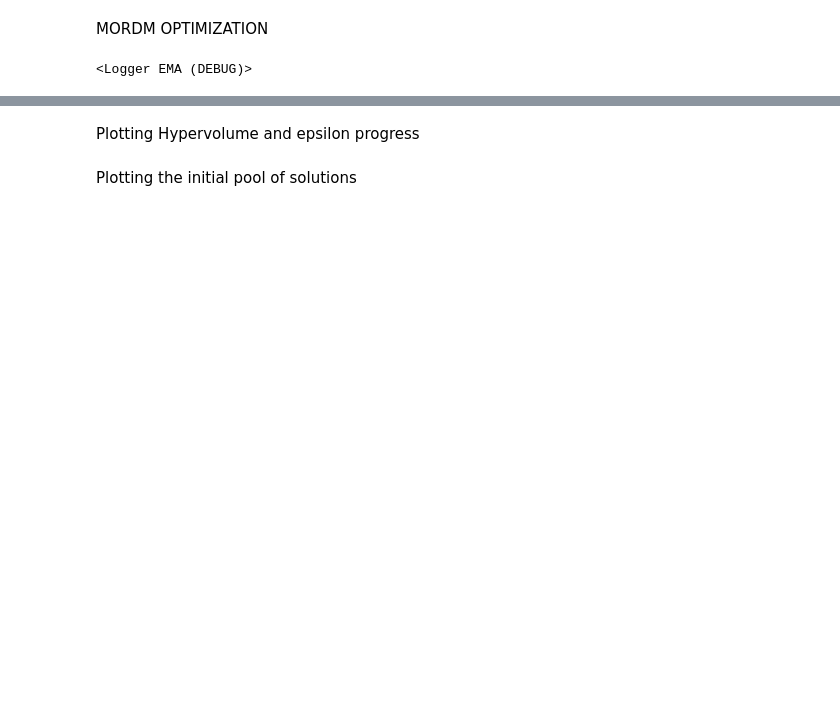
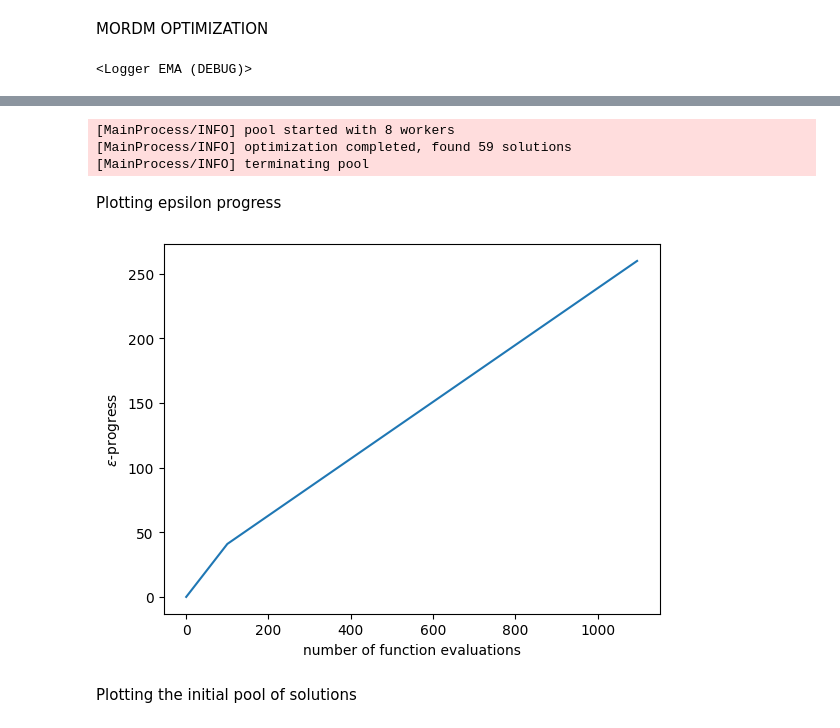
Before and after one commit to Q-Quan/MBDMGroup22, a Jupyter notebook: final assignment/MORDM_Try4.ipynb, the cells around one changed output, grey strips where cells are left out. Cells and saved outputs as stored; diff of their text form; code cells hidden in the pictures; blank space fills up the shorter version.

Commit message:
modifications scenario discovery

```diff
--- a/final assignment/MORDM_Try4.ipynb
+++ b/final assignment/MORDM_Try4.ipynb
@@ -54,5 +57,9 @@ convergence_metrics = [
 ]
 
 with MultiprocessingEvaluator(model) as evaluator:
-    results, convergence = evaluator.optimize(nfe=nfe, searchover='levers', epsilons=epsilon,  convergence=convergence_metrics,reference=reference_scenario)
+    optimization_result = evaluator.optimize(nfe=nfe, searchover='levers', epsilons=epsilon,  convergence=convergence_metrics,reference=reference_scenario)
+# %% [output]
+[MainProcess/INFO] pool started with 8 workers
+[MainProcess/INFO] optimization completed, found 59 solutions
+[MainProcess/INFO] terminating pool
 # %%
@@ -69,3 +76,3 @@ hypervolume = np.asarray(hypervolume)
 # %% [markdown]
-Plotting Hypervolume and epsilon progress
+Plotting epsilon progress
 # %%
@@ -82,3 +89,14 @@ plt.show()
+# %%
+result, convergence = optimization_result
+
+fig, ax = plt.subplots()
+ax.plot(convergence.nfe, convergence.epsilon_progress)
+ax.set_ylabel('$\epsilon$-progress')
+
+ax.set_xlabel('number of function evaluations')
+plt.show()
+# %% [output]
+[figure, added]
 # %% [markdown]
 Plotting the initial pool of solutions
 # %%
```
Also changed, not shown: parts of 22 cells of this notebook, 1 other file.
